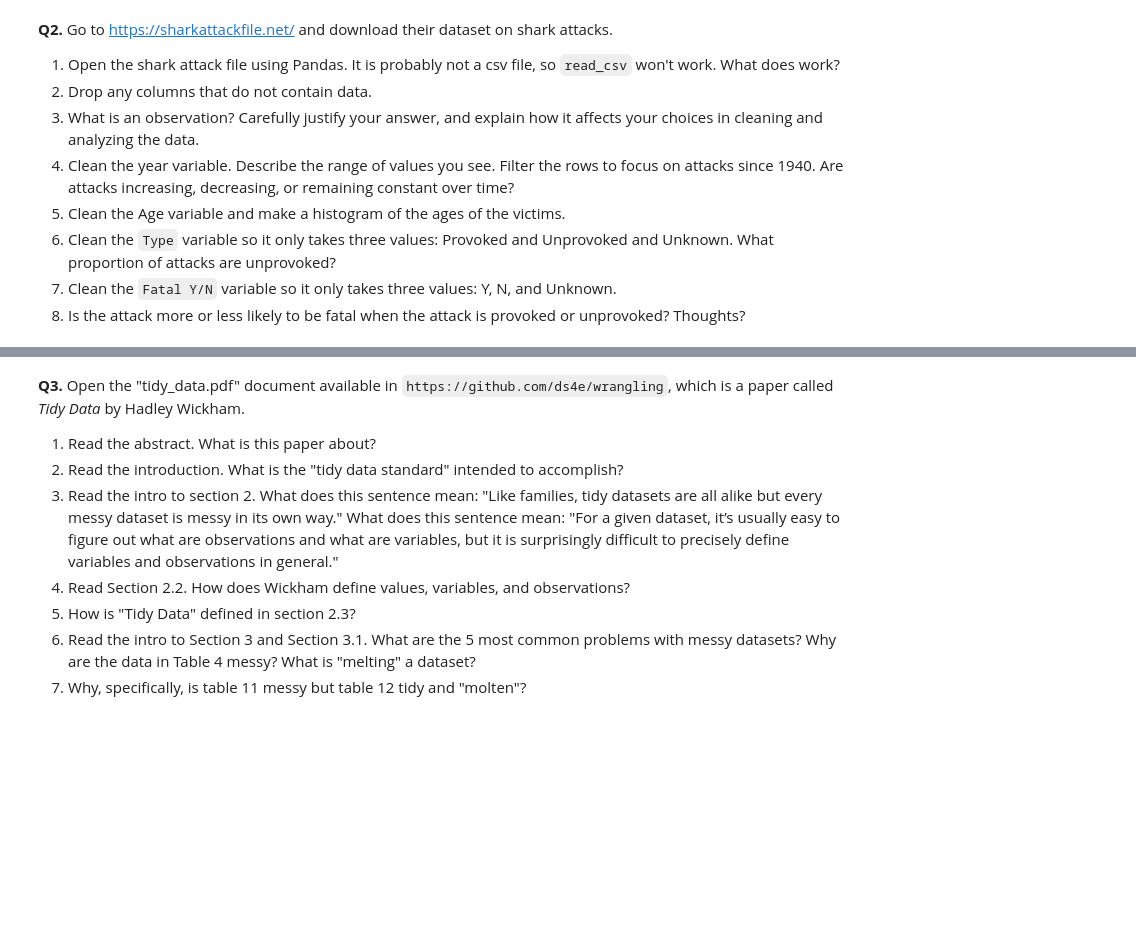
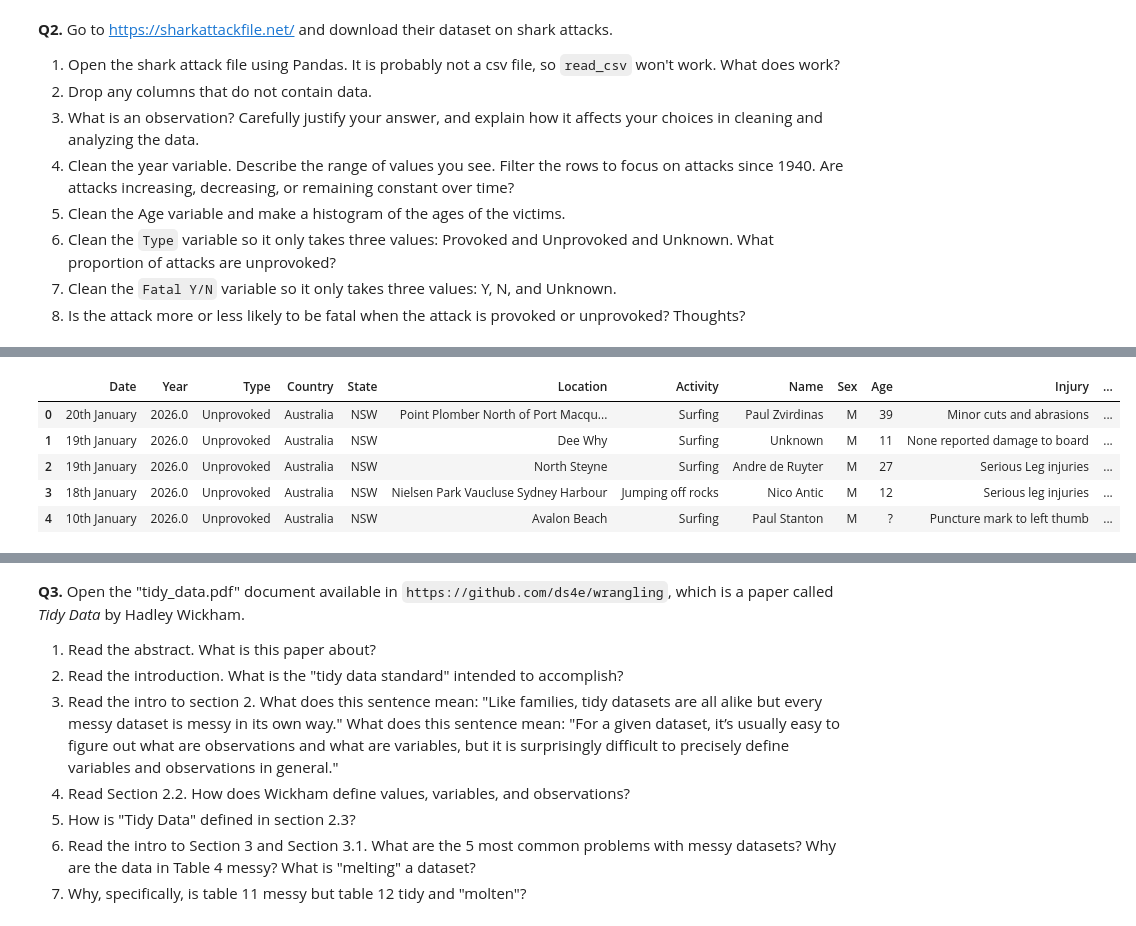
Before and after one commit to NickLarsonUVA/DS3001-programming, a Jupyter notebook: assignment/01_assignment_wrangling_and_eda.ipynb, the cells around one changed output, grey strips where cells are left out. Cells and saved outputs as stored; diff of their text form; code cells hidden in the pictures; blank space fills up the shorter version.

```diff
--- a/assignment/01_assignment_wrangling_and_eda.ipynb
+++ b/assignment/01_assignment_wrangling_and_eda.ipynb
@@ -132,0 +145,11 @@ df[['Review Scores Rating', 'Review Scores Rating_final']].describe()
+# %%
+#Q2 - 2
+df = df.drop(columns= ['pdf', 'href formula', 'href', 'Case Number.1', 'Case Number', 'original order', 'Unnamed: 22', 'Unnamed: 21'])
+df.head() # drop all of the columns that had NaN
+# %% [output]
+|  | Date | Year | Type | Country | State | Location | Activity | Name | Sex | Age | Injury | ... |
+| 0 | 20th January | 2026.0 | Unprovoked | Australia | NSW | Point Plomber North of Port Macqu... | Surfing | Paul Zvirdinas | M | 39 | Minor cuts and abrasions | ... |
+| 1 | 19th January | 2026.0 | Unprovoked | Australia | NSW | Dee Why | Surfing | Unknown | M | 11 | None reported damage to board | ... |
+| 2 | 19th January | 2026.0 | Unprovoked | Australia | NSW | North Steyne | Surfing | Andre de Ruyter | M | 27 | Serious Leg injuries | ... |
+| 3 | 18th January | 2026.0 | Unprovoked | Australia | NSW | Nielsen Park Vaucluse Sydney Harbour | Jumping off rocks | Nico Antic | M | 12 | Serious leg injuries | ... |
+| 4 | 10th January | 2026.0 | Unprovoked | Australia | NSW | Avalon Beach | Surfing | Paul Stanton | M | ? | Puncture mark to left thumb | ... |
```
Also changed, not shown: parts of 7 cells of this notebook.
